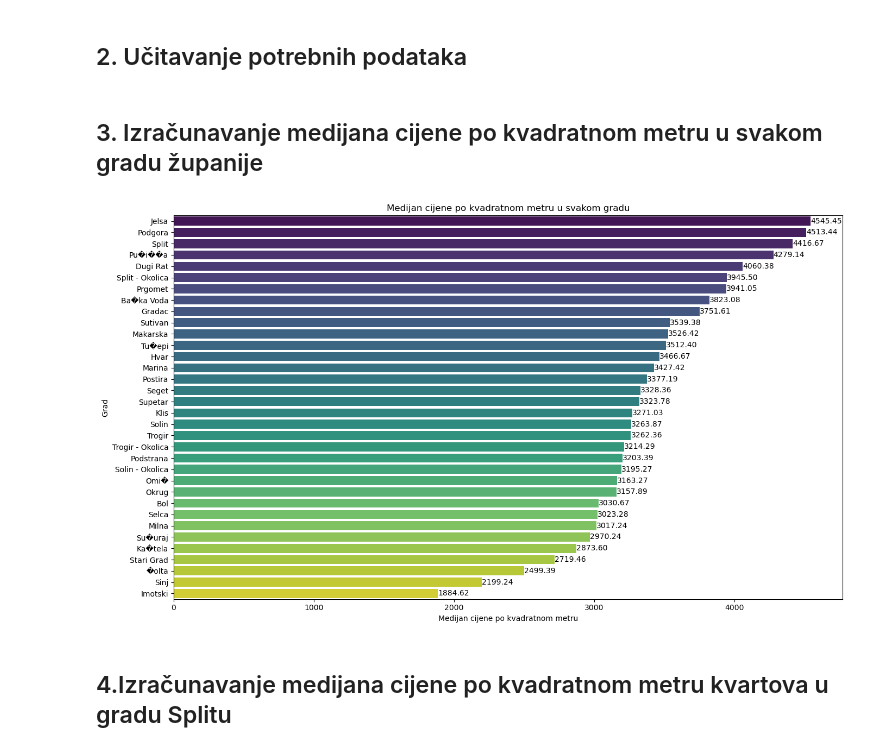
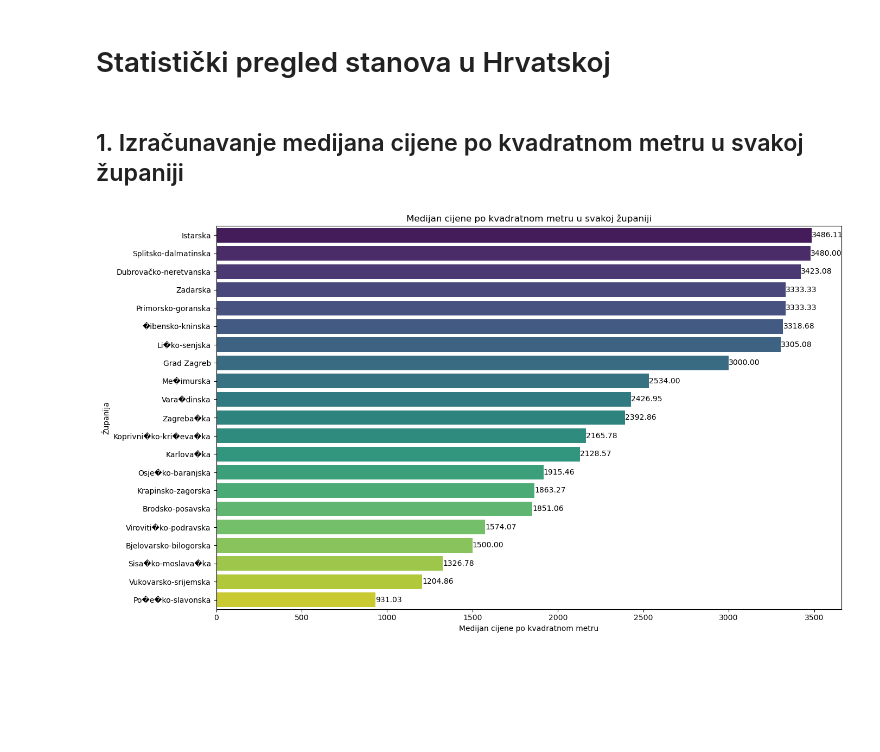
Before and after one commit to ikojun00/njuskalo-web-scraper, a Jupyter notebook: proba.ipynb, the cells around one changed output. Drawn from its saved outputs; the diff is of its cells as text; code cells hidden in the pictures; blank space fills up the shorter version.

```diff
--- a/proba.ipynb
+++ b/proba.ipynb
@@ -6,31 +4,29 @@
 import pandas as pd
 import seaborn as sns
 import matplotlib.pyplot as plt
-# %% [markdown]
-## 2. Učitavanje potrebnih podataka
 # %%
-df = pd.read_csv('splitsko-dalmatinska_info.csv')
+df = pd.read_csv('info.csv')
+# %% [markdown]
+# Statistički pregled stanova u Hrvatskoj
 # %% [markdown]
-## 3. Izračunavanje medijana cijene po kvadratnom metru u svakom gradu županije
+## 1. Izračunavanje medijana cijene po kvadratnom metru u svakoj županiji
 # %%
 df['Price per sqm'] = df['Price'] / df['Living area']
-city_counts = df['City'].value_counts()
+county_counts = df['County'].value_counts()
 
-valid_cities = city_counts[city_counts >= 3].index
-df_filtered = df[df['City'].isin(valid_cities)]
+valid_counties = county_counts[county_counts >= 3].index
+df_filtered = df[df['County'].isin(valid_counties)]
 
-median_price_per_sqm_city = df_filtered.groupby('City')['Price per sqm'].median().sort_values(ascending=False)
+median_price_per_sqm_county = df_filtered.groupby('County')['Price per sqm'].median().sort_values(ascending=False)
 
 plt.figure(figsize=(14, 8))
-sns.barplot(x=median_price_per_sqm_city.values, y=median_price_per_sqm_city.index, palette='viridis')
-for index, value in enumerate(median_price_per_sqm_city.values):
+sns.barplot(x=median_price_per_sqm_county.values, y=median_price_per_sqm_county.index, palette='viridis')
+for index, value in enumerate(median_price_per_sqm_county.values):
     plt.text(value, index, f'{value:.2f}', ha='left', va='center', color='black', fontsize=10)
 plt.xlabel('Medijan cijene po kvadratnom metru')
-plt.ylabel('Grad')
-plt.title('Medijan cijene po kvadratnom metru u svakom gradu')
+plt.ylabel('Županija')
+plt.title('Medijan cijene po kvadratnom metru u svakoj županiji')
 plt.tight_layout()
 plt.show()
 # %% [output]
-[figure, old version]
+[figure, new version]
-# %% [markdown]
-## 4.Izračunavanje medijana cijene po kvadratnom metru kvartova u gradu Splitu
```
Also changed, not shown: parts of 22 cells of this notebook.
